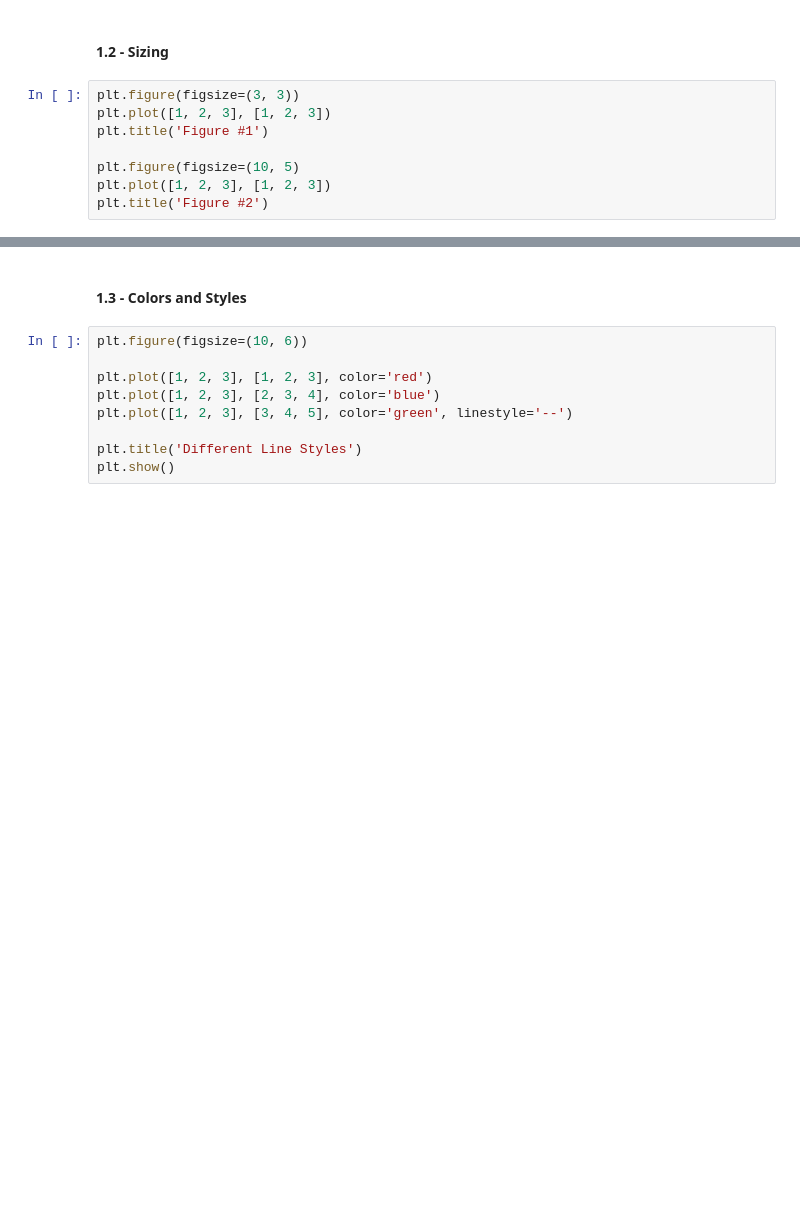
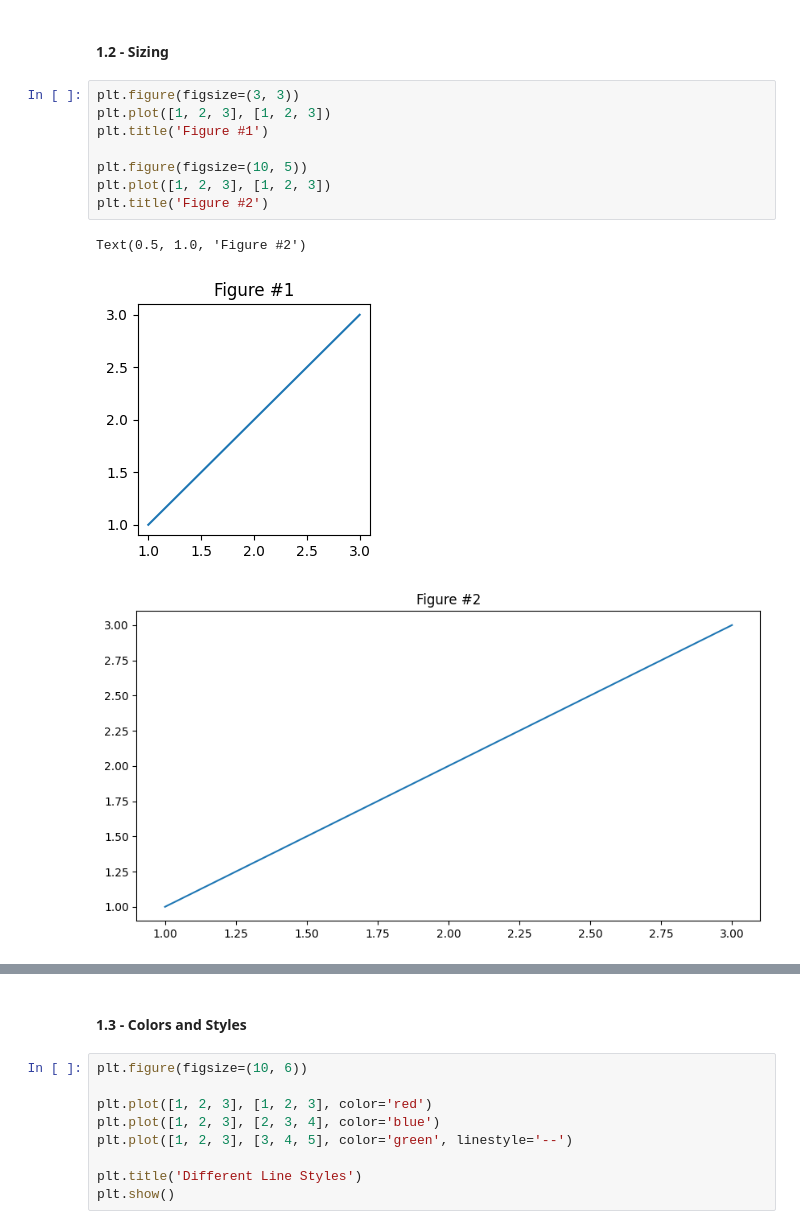
Before and after one commit to dilisa25/unit-3-ai, a Jupyter notebook: 02-intro/intro-to-notebooks.ipynb, the cells around one changed output, grey strips where cells are left out. Cells and saved outputs as stored; diff of their text form; blank space fills up the shorter version.

```diff
--- a/02-intro/intro-to-notebooks.ipynb
+++ b/02-intro/intro-to-notebooks.ipynb
@@ -133,11 +138,15 @@ What does the `plt.title()` function do? What happens if you comment it out?
 # %%
 plt.figure(figsize=(3, 3))
 plt.plot([1, 2, 3], [1, 2, 3])
 plt.title('Figure #1')
 
-plt.figure(figsize=(10, 5)
+plt.figure(figsize=(10, 5))
 plt.plot([1, 2, 3], [1, 2, 3])
 plt.title('Figure #2')
+# %% [output]
+Text(0.5, 1.0, 'Figure #2')
+[figure, added]
+[figure, added]
 # %% [markdown]
 ##### Question 05
 What do the numbers in `figsize=(10, 5)` control? Try changing them and observe what happens.
```
Also changed, not shown: parts of 22 cells of this notebook.
